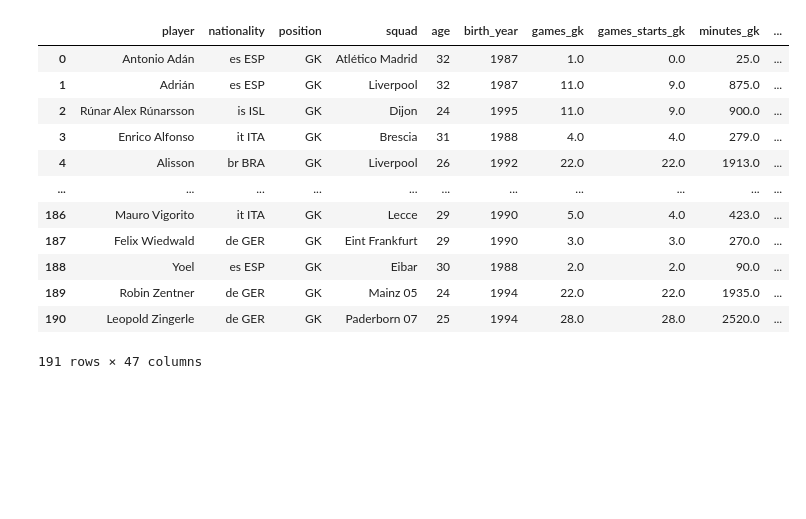
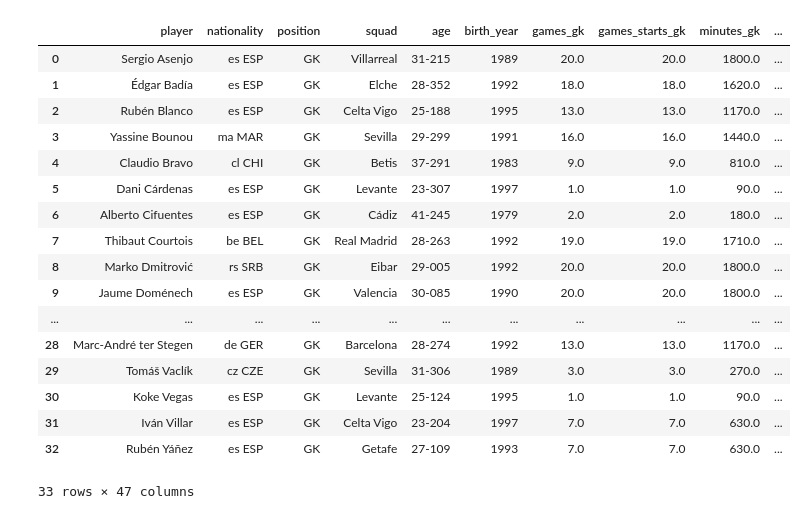
Before and after one commit to parth1902/Scrape-FBref-data, a Jupyter notebook: Scrape_FBref.ipynb, the cells around one changed output. Cells and saved outputs as stored; diff of their text form; code cells hidden in the pictures; blank space fills up the shorter version.

```diff
--- a/Scrape_FBref.ipynb
+++ b/Scrape_FBref.ipynb
@@ -203,18 +251,0 @@ df_team
-# %%
-#Similar for keepers like above
-df_keeper = get_keeper_data('https://fbref.com/en/comps/Big5/','/players/Big-5-European-Leagues-Stats')
-df_keeper
-# %% [output]
-|  | player | nationality | position | squad | age | birth_year | games_gk | games_starts_gk | minutes_gk | ... |
-| 0 | Antonio Adán | es ESP | GK | Atlético Madrid | 32 | 1987 | 1.0 | 0.0 | 25.0 | ... |
-| 1 | Adrián | es ESP | GK | Liverpool | 32 | 1987 | 11.0 | 9.0 | 875.0 | ... |
-| 2 | Rúnar Alex Rúnarsson | is ISL | GK | Dijon | 24 | 1995 | 11.0 | 9.0 | 900.0 | ... |
-| 3 | Enrico Alfonso | it ITA | GK | Brescia | 31 | 1988 | 4.0 | 4.0 | 279.0 | ... |
-| 4 | Alisson | br BRA | GK | Liverpool | 26 | 1992 | 22.0 | 22.0 | 1913.0 | ... |
-| ... | ... | ... | ... | ... | ... | ... | ... | ... | ... | ... |
-| 186 | Mauro Vigorito | it ITA | GK | Lecce | 29 | 1990 | 5.0 | 4.0 | 423.0 | ... |
-| 187 | Felix Wiedwald | de GER | GK | Eint Frankfurt | 29 | 1990 | 3.0 | 3.0 | 270.0 | ... |
-| 188 | Yoel | es ESP | GK | Eibar | 30 | 1988 | 2.0 | 2.0 | 90.0 | ... |
-| 189 | Robin Zentner | de GER | GK | Mainz 05 | 24 | 1994 | 22.0 | 22.0 | 1935.0 | ... |
-| 190 | Leopold Zingerle | de GER | GK | Paderborn 07 | 25 | 1994 | 28.0 | 28.0 | 2520.0 | ... |
-191 rows × 47 columns
@@ -223,0 +252,31 @@ df_outfield.to_csv('PL1920_Outfield.csv', sep='\t')
+# %%
+#This cell is to get the goalkeeper data for any competition
+
+#Go to the 'Standard stats' page of the league
+#For Premier League 2019/20, the link is this: https://fbref.com/en/comps/9/stats/Premier-League-Stats
+#Remove the 'stats', and pass the first and third part of the link as parameters like below
+df_keeper = get_keeper_data('https://fbref.com/en/comps/12/','/La-Liga-Stats')
+
+#Save csv file to Desktop
+df_team.to_csv('LaLiga2021_keepers.csv',index=False)
+
+df_keeper
+# %% [output]
+|  | player | nationality | position | squad | age | birth_year | games_gk | games_starts_gk | minutes_gk | ... |
+| 0 | Sergio Asenjo | es ESP | GK | Villarreal | 31-215 | 1989 | 20.0 | 20.0 | 1800.0 | ... |
+| 1 | Édgar Badía | es ESP | GK | Elche | 28-352 | 1992 | 18.0 | 18.0 | 1620.0 | ... |
+| 2 | Rubén Blanco | es ESP | GK | Celta Vigo | 25-188 | 1995 | 13.0 | 13.0 | 1170.0 | ... |
+| 3 | Yassine Bounou | ma MAR | GK | Sevilla | 29-299 | 1991 | 16.0 | 16.0 | 1440.0 | ... |
+| 4 | Claudio Bravo | cl CHI | GK | Betis | 37-291 | 1983 | 9.0 | 9.0 | 810.0 | ... |
+| 5 | Dani Cárdenas | es ESP | GK | Levante | 23-307 | 1997 | 1.0 | 1.0 | 90.0 | ... |
+| 6 | Alberto Cifuentes | es ESP | GK | Cádiz | 41-245 | 1979 | 2.0 | 2.0 | 180.0 | ... |
+| 7 | Thibaut Courtois | be BEL | GK | Real Madrid | 28-263 | 1992 | 19.0 | 19.0 | 1710.0 | ... |
+| 8 | Marko Dmitrović | rs SRB | GK | Eibar | 29-005 | 1992 | 20.0 | 20.0 | 1800.0 | ... |
+| 9 | Jaume Doménech | es ESP | GK | Valencia | 30-085 | 1990 | 20.0 | 20.0 | 1800.0 | ... |
+| ... | ... | ... | ... | ... | ... | ... | ... | ... | ... | ... |
+| 28 | Marc-André ter Stegen | de GER | GK | Barcelona | 28-274 | 1992 | 13.0 | 13.0 | 1170.0 | ... |
+| 29 | Tomáš Vaclík | cz CZE | GK | Sevilla | 31-306 | 1989 | 3.0 | 3.0 | 270.0 | ... |
+| 30 | Koke Vegas | es ESP | GK | Levante | 25-124 | 1995 | 1.0 | 1.0 | 90.0 | ... |
+| 31 | Iván Villar | es ESP | GK | Celta Vigo | 23-204 | 1997 | 7.0 | 7.0 | 630.0 | ... |
+| 32 | Rubén Yáñez | es ESP | GK | Getafe | 27-109 | 1993 | 7.0 | 7.0 | 630.0 | ... |
+33 rows × 47 columns
```
Also changed, not shown: parts of 6 cells of this notebook.
